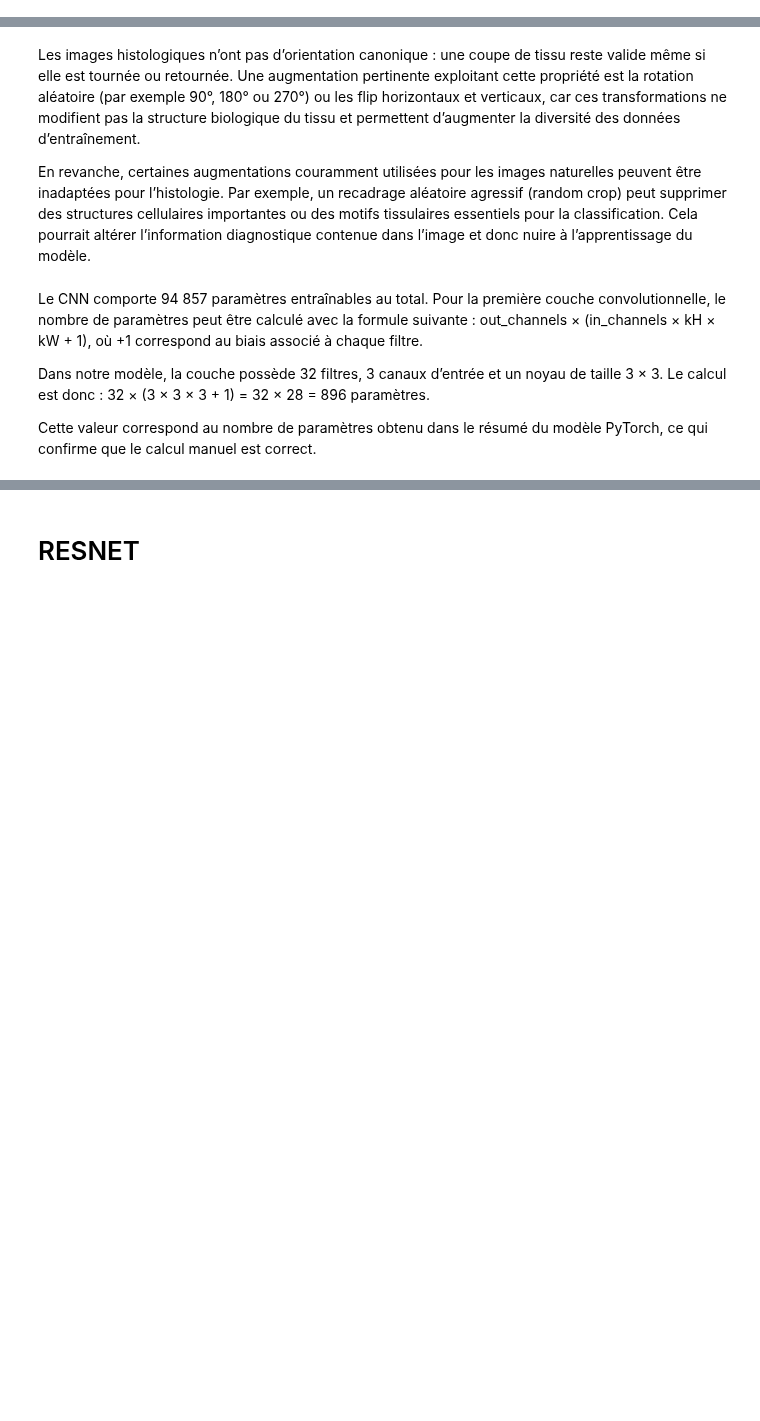
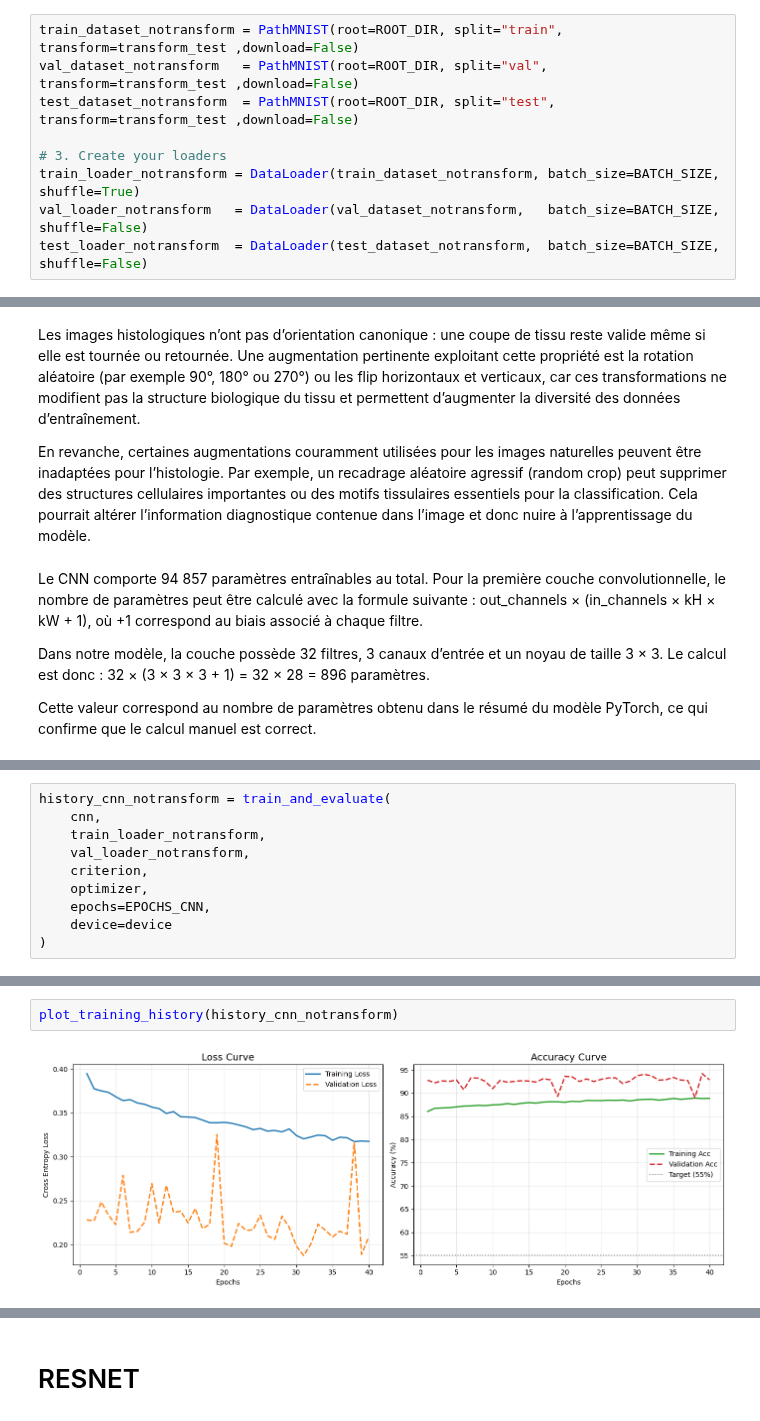
Before and after one commit to Omar29-long/PathMNISTClassification, a Jupyter notebook: pathmnist_classification.ipynb, the cells around one changed output, grey strips where cells are left out. Saved outputs shown, nothing was run; the diff lists cells and outputs as text; blank space fills up the shorter version.

```diff
--- a/pathmnist_classification.ipynb
+++ b/pathmnist_classification.ipynb
@@ -177,4 +168,13 @@ test_dataset  = PathMNIST(root=ROOT_DIR, split="test",  transform=transform_test
 train_loader = DataLoader(train_dataset, batch_size=BATCH_SIZE, shuffle=True)
 val_loader   = DataLoader(val_dataset,   batch_size=BATCH_SIZE, shuffle=False)
 test_loader  = DataLoader(test_dataset,  batch_size=BATCH_SIZE, shuffle=False)
+# %%
+train_dataset_notransform = PathMNIST(root=ROOT_DIR, split="train", transform=transform_test ,download=False)
+val_dataset_notransform   = PathMNIST(root=ROOT_DIR, split="val", transform=transform_test ,download=False)
+test_dataset_notransform  = PathMNIST(root=ROOT_DIR, split="test", transform=transform_test ,download=False)
+
+# 3. Create your loaders
+train_loader_notransform = DataLoader(train_dataset_notransform, batch_size=BATCH_SIZE, shuffle=True)
+val_loader_notransform   = DataLoader(val_dataset_notransform,   batch_size=BATCH_SIZE, shuffle=False)
+test_loader_notransform  = DataLoader(test_dataset_notransform,  batch_size=BATCH_SIZE, shuffle=False)
 # %% [markdown]
@@ -558,0 +595,10 @@ plot_training_history(history_cnn)
+# %%
+history_cnn_notransform = train_and_evaluate(
+    cnn,
+    train_loader_notransform,
+    val_loader_notransform,
+    criterion,
+    optimizer,
+    epochs=EPOCHS_CNN,
+    device=device
+)
@@ -558,0 +621,4 @@ plot_training_history(history_cnn)
+# %%
+plot_training_history(history_cnn_notransform)
+# %% [output]
+[figure, added]
```
Also changed, not shown: parts of 64 cells of this notebook, 2 other files.
